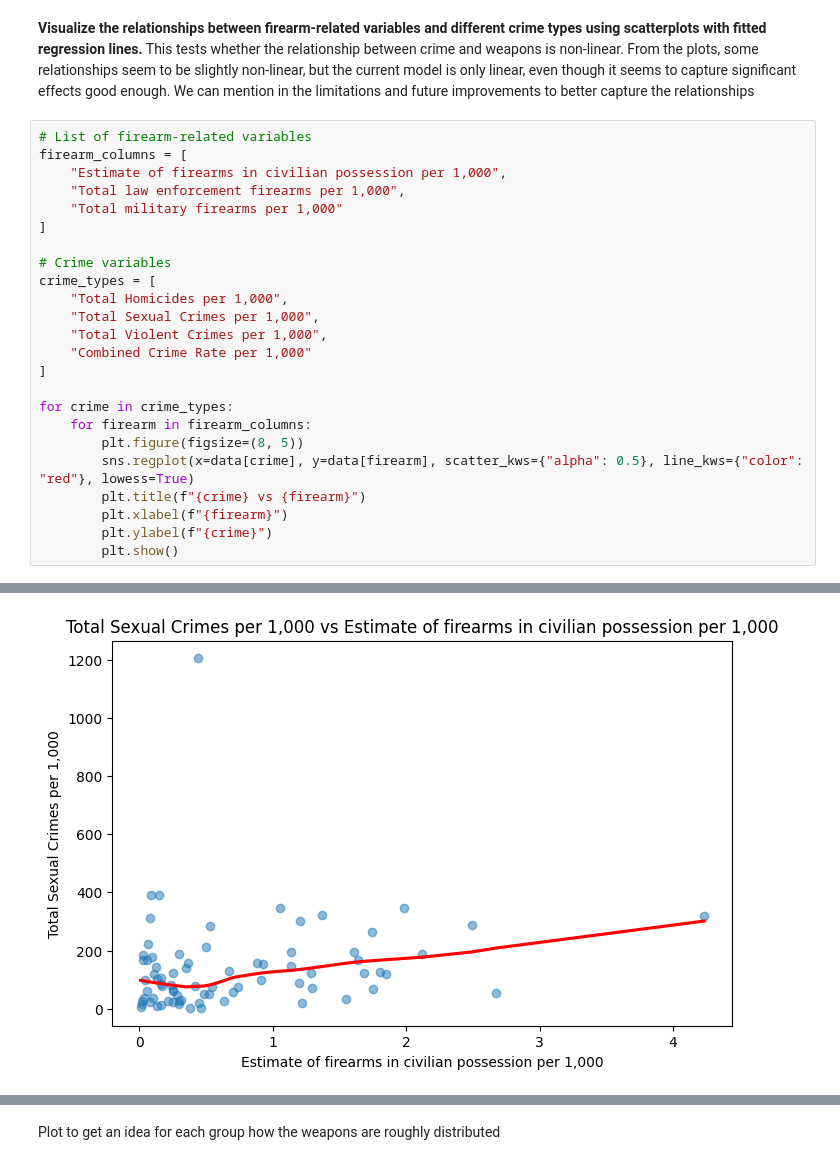
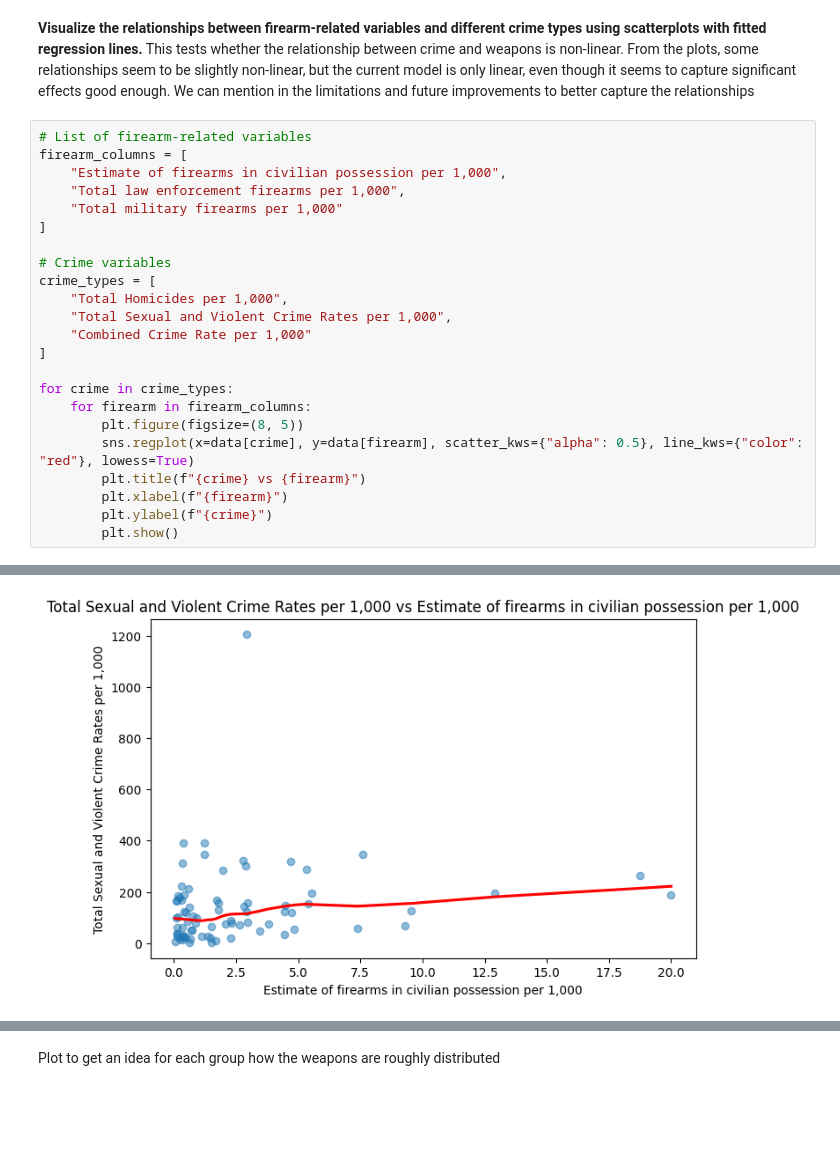
Before and after one commit to Alexderoode011202/DW_project, a Jupyter notebook: analysis/analysev2.ipynb, the cells around one changed output, grey strips where cells are left out. Cells and saved outputs as stored; diff of their text form; blank space fills up the shorter version.

Commit message:
Fixed the issue with violent & sexual crimes; rerun experiments

```diff
--- a/analysis/analysev2.ipynb
+++ b/analysis/analysev2.ipynb
@@ -144,8 +142,7 @@ firearm_columns = [
 # Crime variables
 crime_types = [
     "Total Homicides per 1,000",
-    "Total Sexual Crimes per 1,000",
-    "Total Violent Crimes per 1,000",
+    "Total Sexual and Violent Crime Rates per 1,000",
     "Combined Crime Rate per 1,000"
 ]
 
@@ -164 +161 @@ for crime in crime_types:
-[figure, old version]
+[figure, new version]
```
Also changed, not shown: parts of 22 cells of this notebook, 4 other files.
